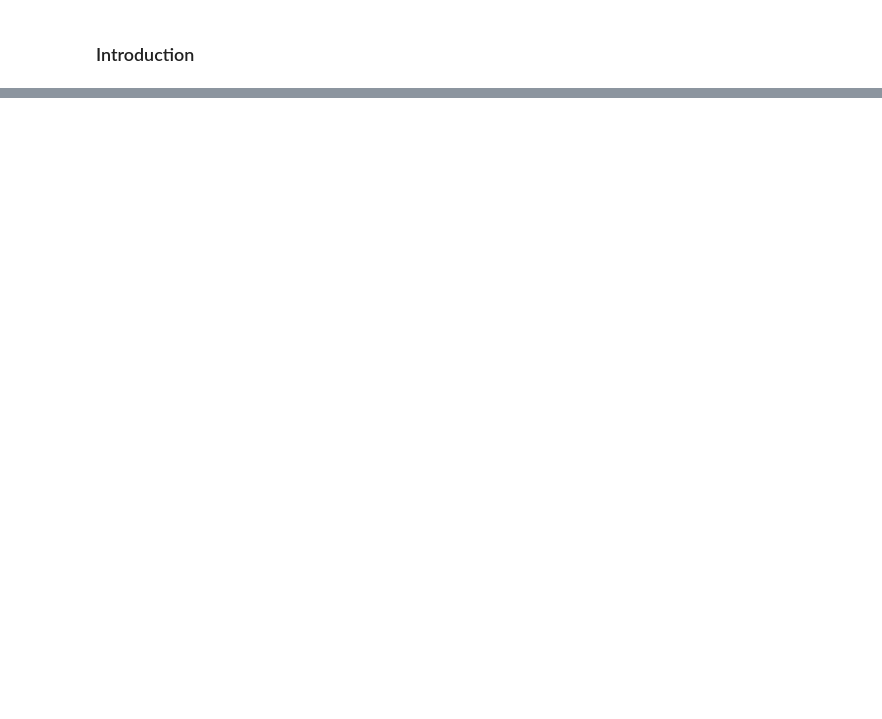
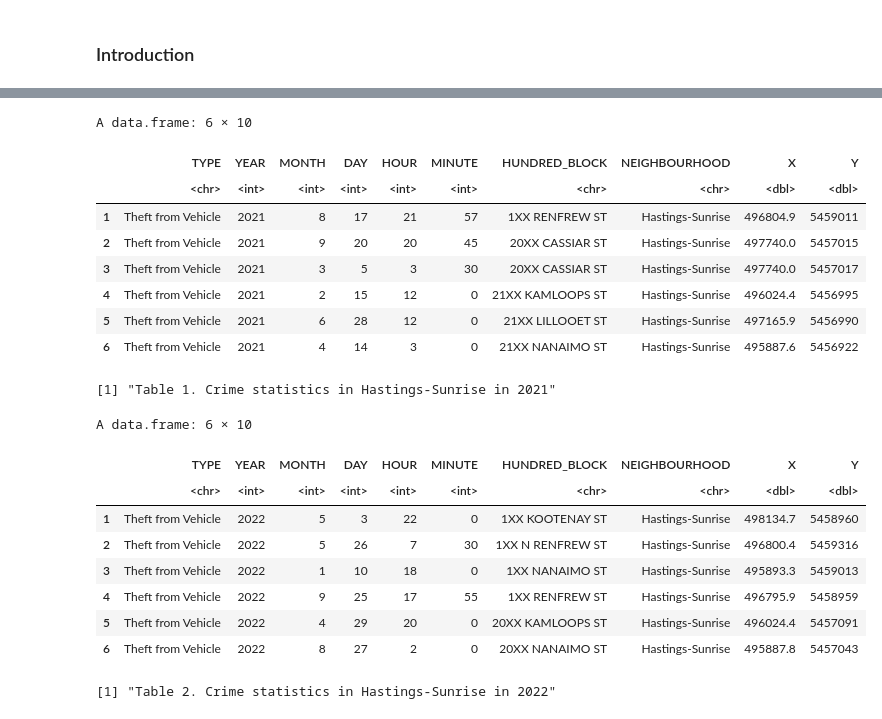
Before and after one commit to Haobo11/Stat201-group-project, a Jupyter notebook: Final Report.ipynb, the cells around one changed output, grey strips where cells are left out. Cells and saved outputs as stored; diff of their text form; code cells hidden in the pictures; blank space fills up the shorter version.

```diff
--- a/Final Report.ipynb
+++ b/Final Report.ipynb
@@ -9,0 +57,31 @@ In response to increasing demand and waning supply, crime rates also seem to be
+# %%
+#Load dataset from web
+crime_data_2021 <- read.csv("https://github.com/Haobo11/stat201-group-project/raw/main/crimedata_csv_Hastings-Sunrise_2021.csv")
+crime_data_2022 <- read.csv("https://github.com/Haobo11/stat201-group-project/raw/main/crimedata_csv_Hastings-Sunrise_2022.csv")
+
+#Preview datasets
+head(crime_data_2021)
+print("Table 1. Crime statistics in Hastings-Sunrise in 2021")
+head(crime_data_2022)
+print("Table 2. Crime statistics in Hastings-Sunrise in 2022")
+# %% [output]
+A data.frame: 6 × 10
+|  | TYPE | YEAR | MONTH | DAY | HOUR | MINUTE | HUNDRED_BLOCK | NEIGHBOURHOOD | X | Y |
+|  | <chr> | <int> | <int> | <int> | <int> | <int> | <chr> | <chr> | <dbl> | <dbl> |
+| 1 | Theft from Vehicle | 2021 | 8 | 17 | 21 | 57 | 1XX RENFREW ST | Hastings-Sunrise | 496804.9 | 5459011 |
+| 2 | Theft from Vehicle | 2021 | 9 | 20 | 20 | 45 | 20XX CASSIAR ST | Hastings-Sunrise | 497740.0 | 5457015 |
+| 3 | Theft from Vehicle | 2021 | 3 | 5 | 3 | 30 | 20XX CASSIAR ST | Hastings-Sunrise | 497740.0 | 5457017 |
+| 4 | Theft from Vehicle | 2021 | 2 | 15 | 12 | 0 | 21XX KAMLOOPS ST | Hastings-Sunrise | 496024.4 | 5456995 |
+| 5 | Theft from Vehicle | 2021 | 6 | 28 | 12 | 0 | 21XX LILLOOET ST | Hastings-Sunrise | 497165.9 | 5456990 |
+| 6 | Theft from Vehicle | 2021 | 4 | 14 | 3 | 0 | 21XX NANAIMO ST | Hastings-Sunrise | 495887.6 | 5456922 |
+[1] "Table 1. Crime statistics in Hastings-Sunrise in 2021"
+A data.frame: 6 × 10
+|  | TYPE | YEAR | MONTH | DAY | HOUR | MINUTE | HUNDRED_BLOCK | NEIGHBOURHOOD | X | Y |
+|  | <chr> | <int> | <int> | <int> | <int> | <int> | <chr> | <chr> | <dbl> | <dbl> |
+| 1 | Theft from Vehicle | 2022 | 5 | 3 | 22 | 0 | 1XX KOOTENAY ST | Hastings-Sunrise | 498134.7 | 5458960 |
+| 2 | Theft from Vehicle | 2022 | 5 | 26 | 7 | 30 | 1XX N RENFREW ST | Hastings-Sunrise | 496800.4 | 5459316 |
+| 3 | Theft from Vehicle | 2022 | 1 | 10 | 18 | 0 | 1XX NANAIMO ST | Hastings-Sunrise | 495893.3 | 5459013 |
+| 4 | Theft from Vehicle | 2022 | 9 | 25 | 17 | 55 | 1XX RENFREW ST | Hastings-Sunrise | 496795.9 | 5458959 |
+| 5 | Theft from Vehicle | 2022 | 4 | 29 | 20 | 0 | 20XX KAMLOOPS ST | Hastings-Sunrise | 496024.4 | 5457091 |
+| 6 | Theft from Vehicle | 2022 | 8 | 27 | 2 | 0 | 20XX NANAIMO ST | Hastings-Sunrise | 495887.8 | 5457043 |
+[1] "Table 2. Crime statistics in Hastings-Sunrise in 2022"
```
Also changed, not shown: parts of 14 cells of this notebook.
